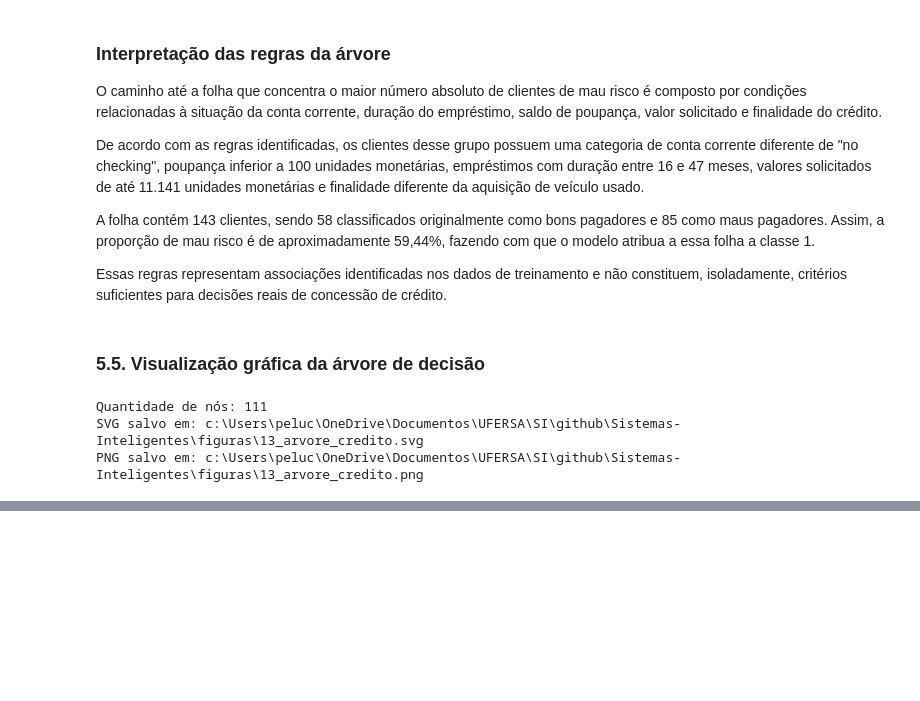
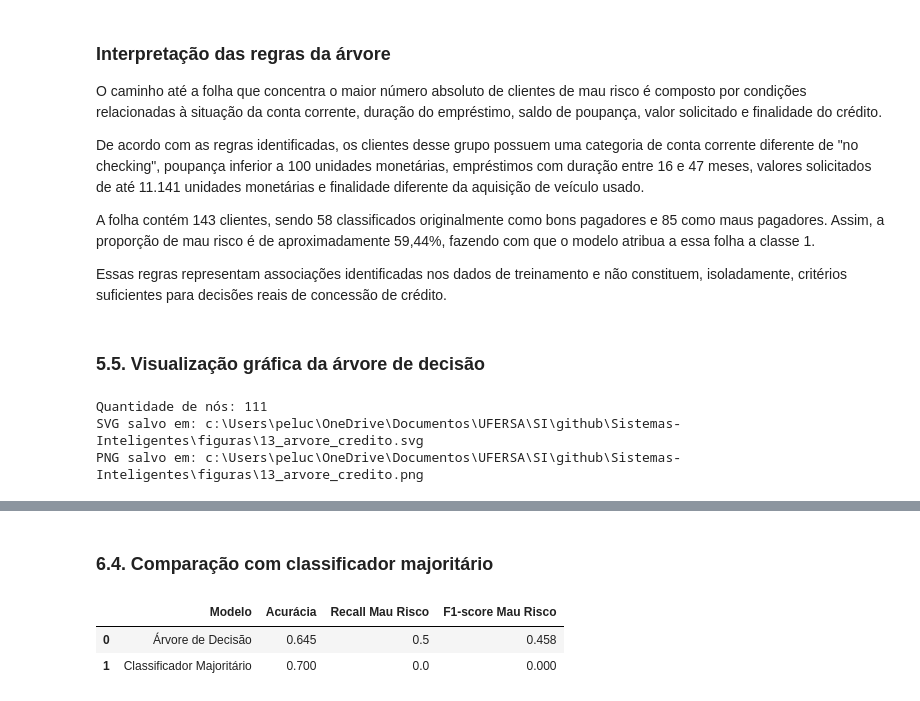
Before and after one commit to Pedrollucas/Sistemas-Inteligentes, a Jupyter notebook: notebooks/04_arvore_decisao.ipynb, the cells around one changed output, grey strips where cells are left out. Saved outputs shown, nothing was run; the diff lists cells and outputs as text; code cells hidden in the pictures; blank space fills up the shorter version.

```diff
--- a/notebooks/04_arvore_decisao.ipynb
+++ b/notebooks/04_arvore_decisao.ipynb
@@ -1519,0 +1689,48 @@ PNG salvo em: c:\Users\peluc\OneDrive\Documentos\UFERSA\SI\github\Sistemas-Intel
+# %% [markdown]
+### 6.4. Comparação com classificador majoritário
+# %%
+# Classificador que sempre prevê Bom Risco
+previsao_referencia = np.zeros_like(y_real)
+
+# Métricas de referência
+acc_referencia = accuracy_score(
+    y_real, previsao_referencia
+)
+
+recall_referencia = recall_score(
+    y_real,
+    previsao_referencia,
+    zero_division=0
+)
+
+f1_referencia = f1_score(
+    y_real,
+    previsao_referencia,
+    zero_division=0
+)
+
+# Compara os modelos
+tabela_comparacao = pd.DataFrame({
+    "Modelo": [
+        "Árvore de Decisão",
+        "Classificador Majoritário"
+    ],
+    "Acurácia": [
+        acuracia,
+        acc_referencia
+    ],
+    "Recall Mau Risco": [
+        recall,
+        recall_referencia
+    ],
+    "F1-score Mau Risco": [
+        f1,
+        f1_referencia
+    ]
+})
+
+display(tabela_comparacao.round(4))
+# %% [output]
+|  | Modelo | Acurácia | Recall Mau Risco | F1-score Mau Risco |
+| 0 | Árvore de Decisão | 0.645 | 0.5 | 0.458 |
+| 1 | Classificador Majoritário | 0.700 | 0.0 | 0.000 |
```
Also changed, not shown: parts of 9 cells of this notebook, 1 other file.
